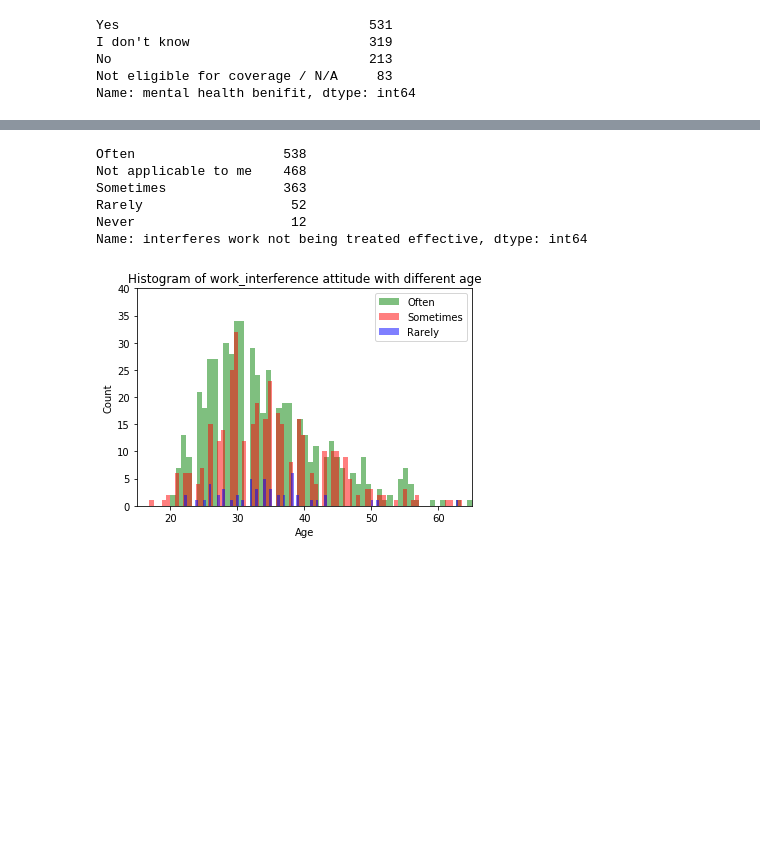
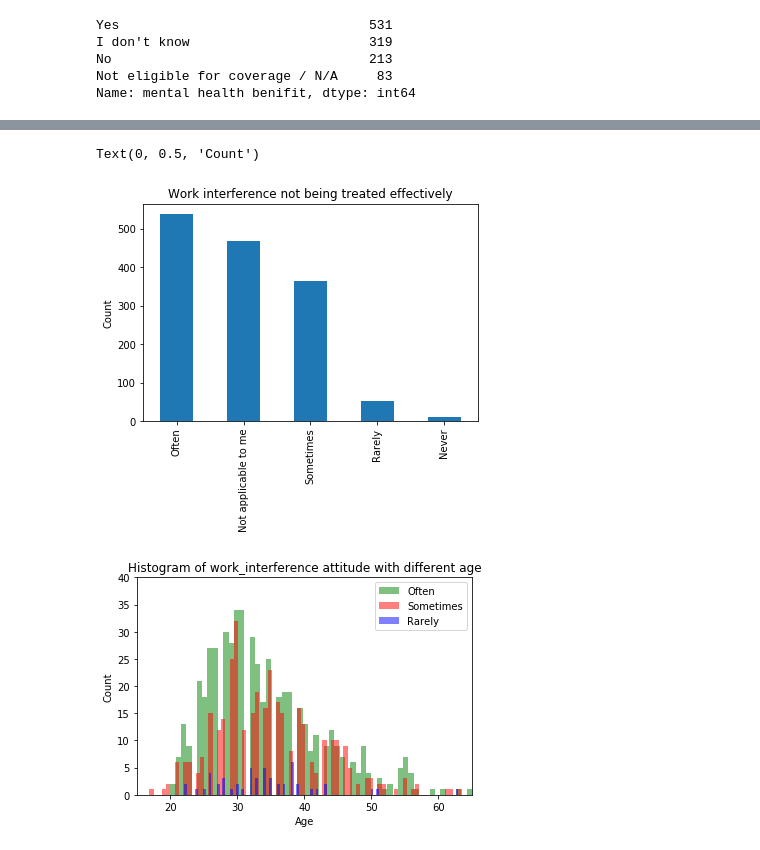
Before and after one commit to zhaqinqin1234/project-1, a Jupyter notebook: Qinqin_code/survey_2016.ipynb, the cells around one changed output, grey strips where cells are left out. Cells and saved outputs as stored; diff of their text form; code cells hidden in the pictures; blank space fills up the shorter version.

```diff
--- a/Qinqin_code/survey_2016.ipynb
+++ b/Qinqin_code/survey_2016.ipynb
@@ -258,14 +268,12 @@ survey_2016_pt7_renamed.head()
 | 3 | Sometimes | 43 | male | United Kingdom | NaN | United Kingdom | ... |
 | 4 | Sometimes | 43 | Female | United States of America | Illinois | United States of America | ... |
 # %%
-survey_2016_pt7_renamed["interferes work not being treated effective"].value_counts()
+survey_2016_pt7_renamed["interferes work not being treated effective"].value_counts().plot(kind='bar')
+plt.title("Work interference not being treated effectively")
+plt.ylabel("Count")
 # %% [output]
-Often                   538
-Not applicable to me    468
-Sometimes               363
-Rarely                   52
-Never                    12
-Name: interferes work not being treated effective, dtype: int64
+Text(0, 0.5, 'Count')
+[figure, added]
 # %%
 # compare diffrent attitude toword work interferes for different age in the same plot
 a1= survey_2016_pt7_renamed.loc[survey_2016_pt7_renamed["interferes work not being treated effective"]=='Often','Age']
```
Also changed, not shown: parts of 2 cells of this notebook, 19 other files.
